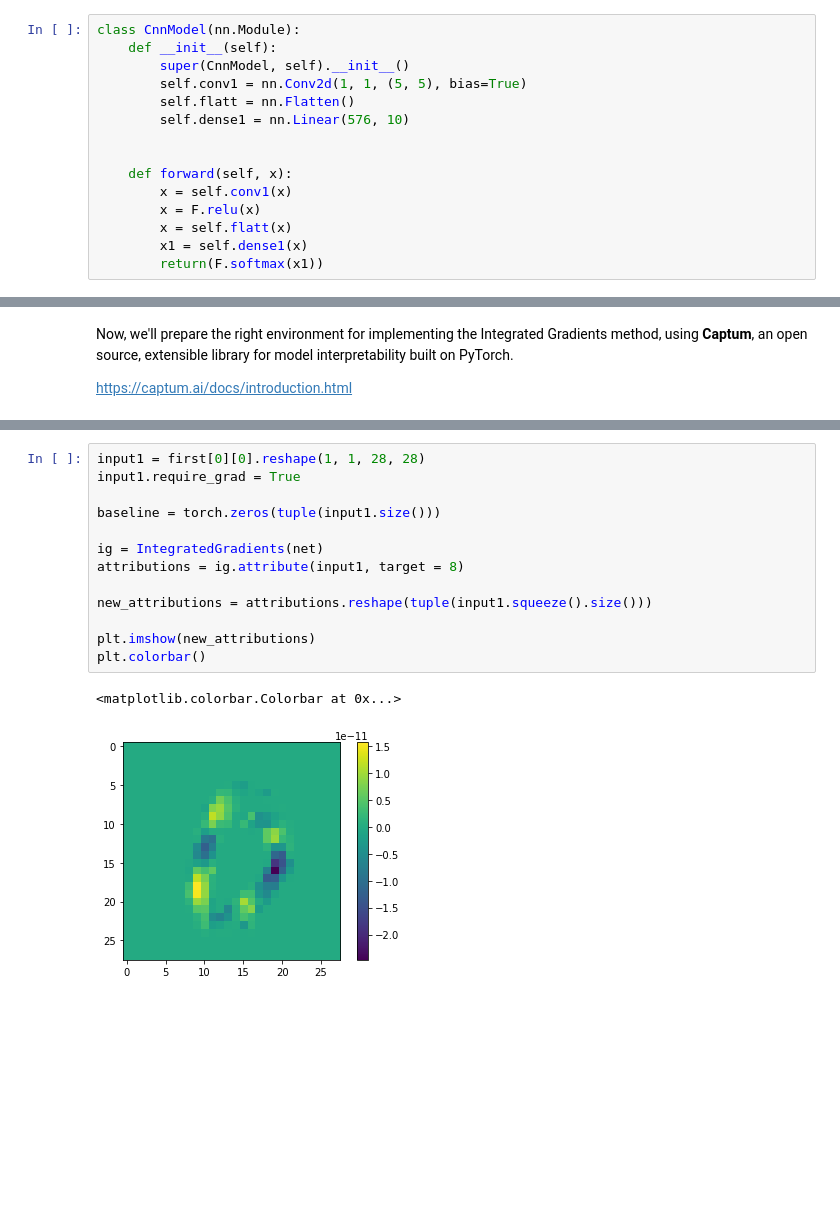
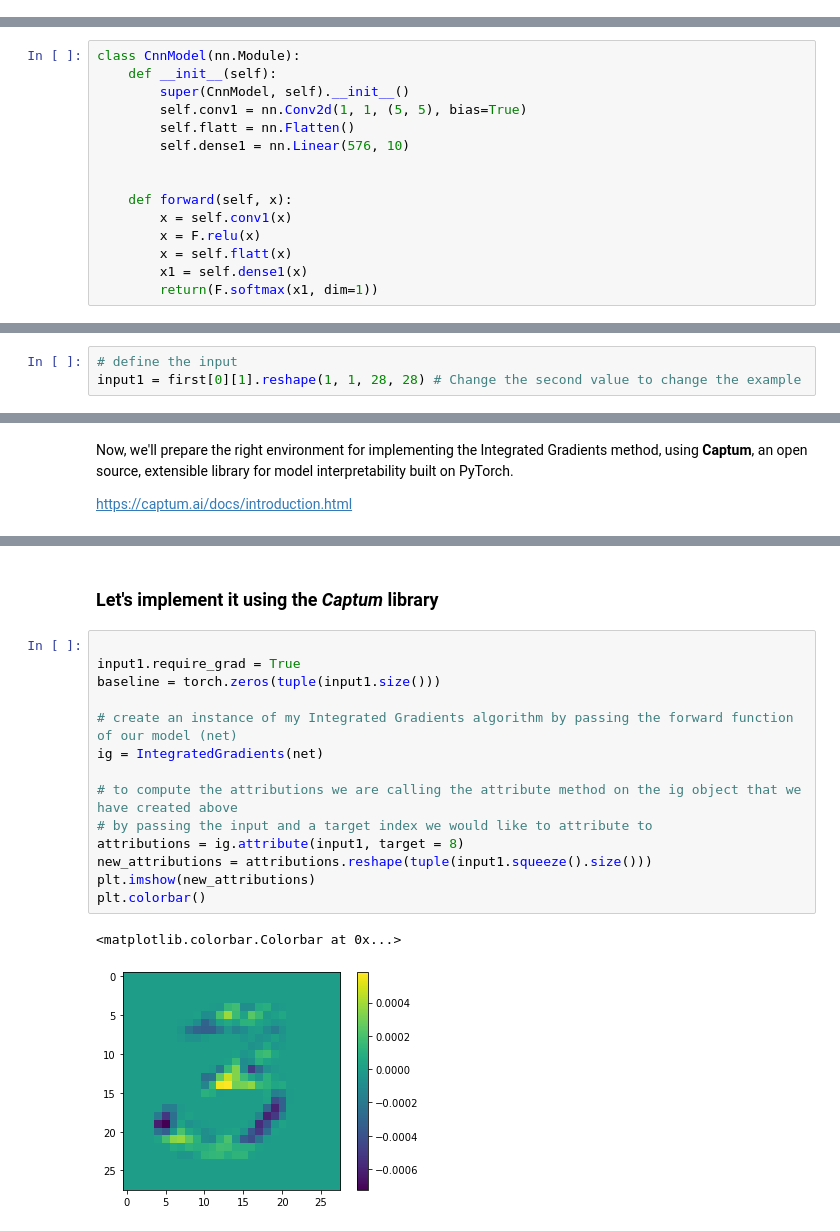
Before and after one commit to mathysgrapotte/deepexplain, a Jupyter notebook: explainable_tutorial.ipynb, the cells around one changed output, grey strips where cells are left out. Saved outputs shown, nothing was run; the diff lists cells and outputs as text; blank space fills up the shorter version.

```diff
--- a/explainable_tutorial.ipynb
+++ b/explainable_tutorial.ipynb
@@ -120,15 +67,0 @@ Now, we'll create our  convolutional neural network architecture
-# %%
-class CnnModel(nn.Module):
-    def __init__(self):
-        super(CnnModel, self).__init__()
-        self.conv1 = nn.Conv2d(1, 1, (5, 5), bias=True)
-        self.flatt = nn.Flatten()
-        self.dense1 = nn.Linear(576, 10)
-
-
-    def forward(self, x):
-        x = self.conv1(x)
-        x = F.relu(x)
-        x = self.flatt(x)
-        x1 = self.dense1(x)
-        return(F.softmax(x1))
@@ -258,0 +164,15 @@ Label of this image: 0
+# %%
+class CnnModel(nn.Module):
+    def __init__(self):
+        super(CnnModel, self).__init__()
+        self.conv1 = nn.Conv2d(1, 1, (5, 5), bias=True)
+        self.flatt = nn.Flatten()
+        self.dense1 = nn.Linear(576, 10)
+
+
+    def forward(self, x):
+        x = self.conv1(x)
+        x = F.relu(x)
+        x = self.flatt(x)
+        x1 = self.dense1(x)
+        return(F.softmax(x1, dim=1))
@@ -258,0 +247,3 @@ Label of this image: 0
+# %%
+# define the input
+input1 = first[0][1].reshape(1, 1, 28, 28) # Change the second value to change the example
@@ -280,16 +348,19 @@ Successfully installed captum-0.4.0
+# %% [markdown]
+### Let's implement it using the *Captum* library
 # %%
-input1 = first[0][0].reshape(1, 1, 28, 28)
+
 input1.require_grad = True
-
 baseline = torch.zeros(tuple(input1.size()))
 
+# create an instance of my Integrated Gradients algorithm by passing the forward function of our model (net)
 ig = IntegratedGradients(net)
+
+# to compute the attributions we are calling the attribute method on the ig object that we have created above
+# by passing the input and a target index we would like to attribute to
 attributions = ig.attribute(input1, target = 8)
-
 new_attributions = attributions.reshape(tuple(input1.squeeze().size()))
-
 plt.imshow(new_attributions)
 plt.colorbar()
 # %% [output]
 <matplotlib.colorbar.Colorbar at 0x...>
-[figure, old version]
+[figure, new version]
```
Also changed, not shown: parts of 32 cells of this notebook, 1 other file.
